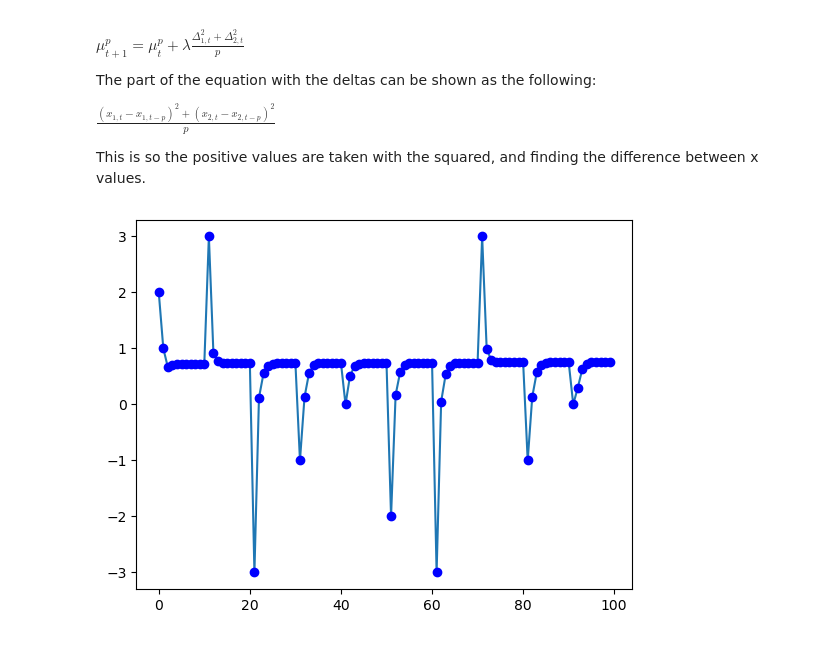
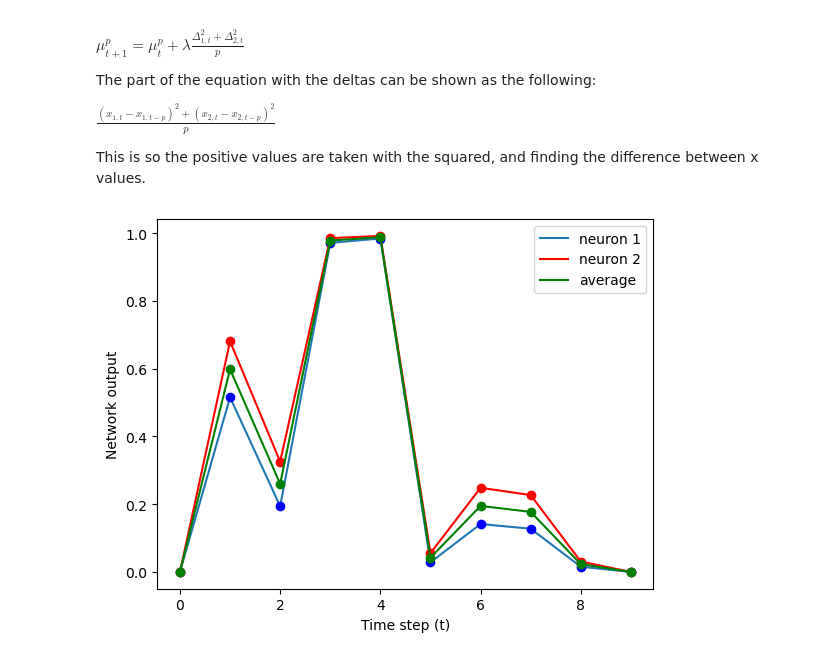
Before and after one commit to shepai/Chaos-Robotics, a Jupyter notebook: Simulation/OpenAIGym/open_ai_example.ipynb, the cells around one changed output. Cells and saved outputs as stored; diff of their text form; code cells hidden in the pictures.

Commit message:
add some averages

```diff
--- a/Simulation/OpenAIGym/open_ai_example.ipynb
+++ b/Simulation/OpenAIGym/open_ai_example.ipynb
@@ -589,42 +589,53 @@ $\frac{(x_{1,t}-x_{1,t-p})^2 + (x_{2,t}-x_{2,t-p})^2 }{p}$
 This is so the positive values are taken with the squared, and finding the difference between x values.
 # %%
 #implementing this with random generation
-steps=100
+steps=10
 lambda_=0.01
 dt=0.01
-p=1
+p=8
 
 mus=np.zeros((steps,))
 mus[0]=-1
 x=np.zeros((2,steps))
-x[0][0]=2
-x[1][0]=2
+x[0][0]=random.randint(0,2)
+x[1][0]=random.randint(0,2)
 Cp=np.zeros((steps,))
 Cp[0]=1
 thetas=np.random.random((2,1)) #bias terms
 weights=np.random.random((2,2))
 lower=1
+outputs=np.zeros((2,steps))
 
 def sigmoid(x):
-    return lower-1+(1/(1+np.exp(-1*x)))
+    return (lower-1)+(1/(1+np.exp(-1*x)))
 
 def step(t,mus,Cp,x):
     mus[t+1]=mus[t]+lambda_*(((x[0][t]-x[0][t-p])**2+(x[1][t]-x[1][t-p])**2)/p)
     Cp[t]=mus[t]*np.sum(weights*dt)
-    a=sigmoid(thetas+np.sum(weights*x[:,t]+Cp[t]))
+    a=sigmoid(thetas+np.sum(weights.T*x[:,t]+Cp[t]))
     x[0][t+1]=a[0]
     x[1][t+1]=a[1]
 
-t=0
+t=1
 for i in range(steps-2):
-    if i%10==0:
+    if i%1==0: #random inputs
         x[0][t+1]=random.randint(-3,3)
         x[1][t+1]=random.randint(-3,3)
     t=i+1
     step(t,mus,Cp,x)
+    outputs[0][t]=x[0][t+1]
+    outputs[1][t]=x[1][t+1]
 
-plt.plot(x[0])
-plt.plot(x[0],'bo')
+plt.ylabel("Network output")
+plt.xlabel("Time step (t)")
+avg_out=(outputs[0]+outputs[1])/2
+plt.plot(outputs[0],label="neuron 1")
+plt.plot(outputs[0],'bo')
+plt.plot(outputs[1],c="r",label="neuron 2")
+plt.plot(outputs[1],'bo',c="r")
+plt.plot(avg_out,c="g",label="average")
+plt.plot(avg_out,'bo',c="g")
+plt.legend(loc="upper right")
 plt.show()
 # %% [output]
-[figure, old version]
+[figure, new version]
```
Also changed, not shown: parts of 1 cell of this notebook.
